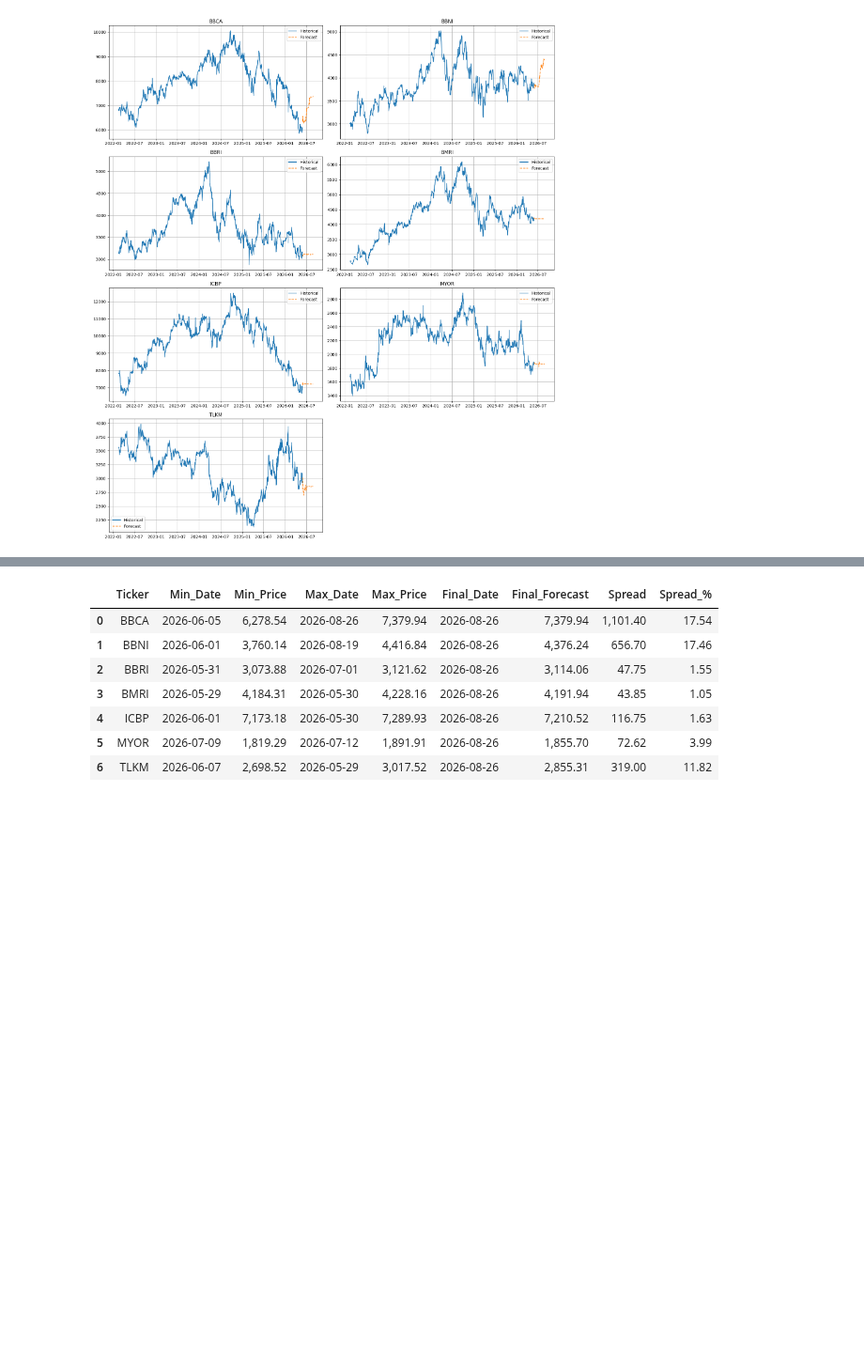
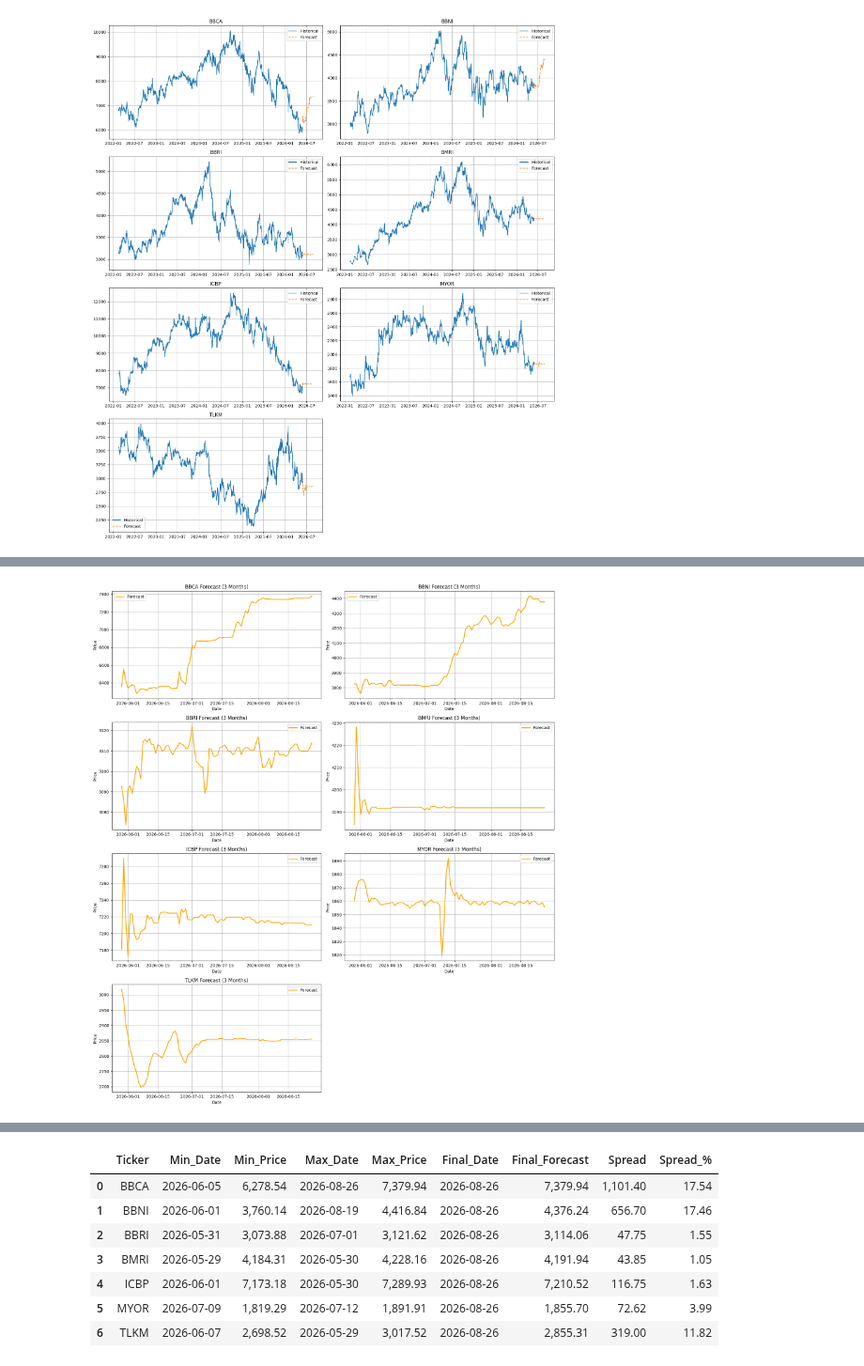
Before and after one commit to pittggun-beep/p2-ftds-final-project-ftds-039-hck-group-001, a Jupyter notebook: Data Science/Final_Project_1/final_project.ipynb, the cells around one changed output, grey strips where cells are left out. Shown at 94% size. Drawn from its saved outputs; the diff is of its cells as text; code cells hidden in the pictures; blank space fills up the shorter version.

```diff
--- a/Data Science/Final_Project_1/final_project.ipynb
+++ b/Data Science/Final_Project_1/final_project.ipynb
@@ -43,15 +43,6 @@ from sklearn.metrics import (
     r2_score
 )
 
-# Menampilkan grafik langsung di notebook
-%matplotlib inline
-
-# Mengatur style visualisasi
-plt.style.use('default')
-
-# Menghilangkan batas jumlah kolom yang ditampilkan
-pd.set_option('display.max_columns', None)
-
 # Mengatur format angka agar lebih mudah dibaca
 pd.options.display.float_format = '{:,.2f}'.format
 # %% [markdown]
@@ -3777,6 +3682,0 @@ Hasil ini menunjukkan bahwa pendekatan berbasis machine learning dengan feature
-# %%
-for ticker, model in best_models.items():
-    print(
-        ticker,
-        model.__class__.__name__
-    )
@@ -4114,0 +4011,51 @@ Insight:
+# %%
+# Membuat canvas
+fig, axes = plt.subplots(
+    nrows=4,
+    ncols=2,
+    figsize=(16,18)
+)
+
+# Mengubah menjadi array 1 dimensi
+axes = axes.flatten()
+
+# Loop seluruh saham
+for i, ticker in enumerate(forecast_results.keys()):
+
+    # Data forecast
+    forecast_df = forecast_results[ticker]
+
+    # Plot forecast
+    axes[i].plot(
+        forecast_df["Date"],
+        forecast_df["Forecast_Price"],
+        color="orange",
+        linewidth=2,
+        label="Forecast"
+    )
+
+    # Judul
+    axes[i].set_title(
+        f"{ticker} Forecast (3 Months)"
+    )
+
+    # Label sumbu
+    axes[i].set_xlabel("Date")
+    axes[i].set_ylabel("Price")
+
+    # Grid
+    axes[i].grid(True)
+
+    # Legend
+    axes[i].legend()
+
+# Menghapus subplot kosong
+fig.delaxes(axes[7])
+
+# Merapikan layout
+plt.tight_layout()
+
+# Menampilkan grafik
+plt.show()
+# %% [output]
+[figure, added]
```
Also changed, not shown: parts of 91 cells of this notebook, 3 other files.
